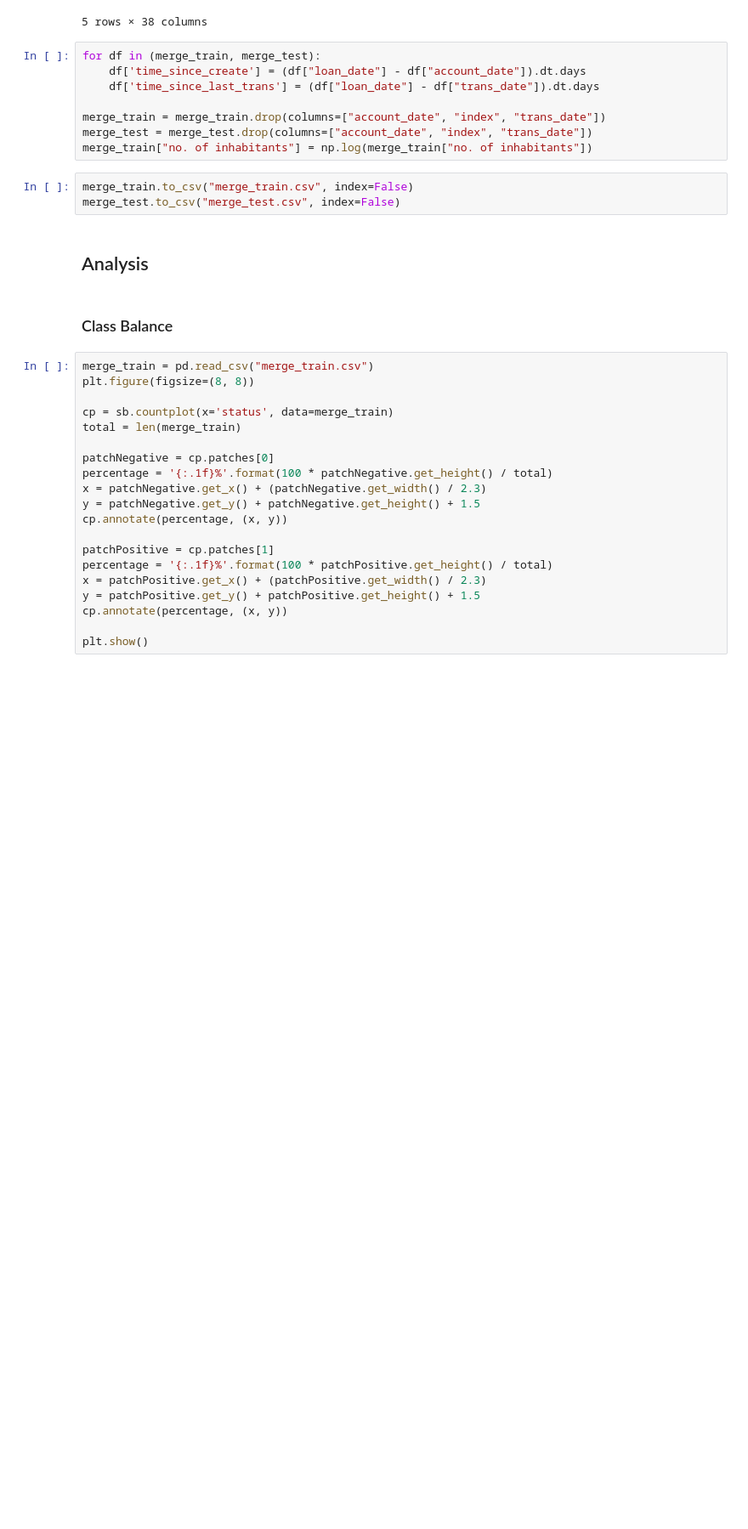
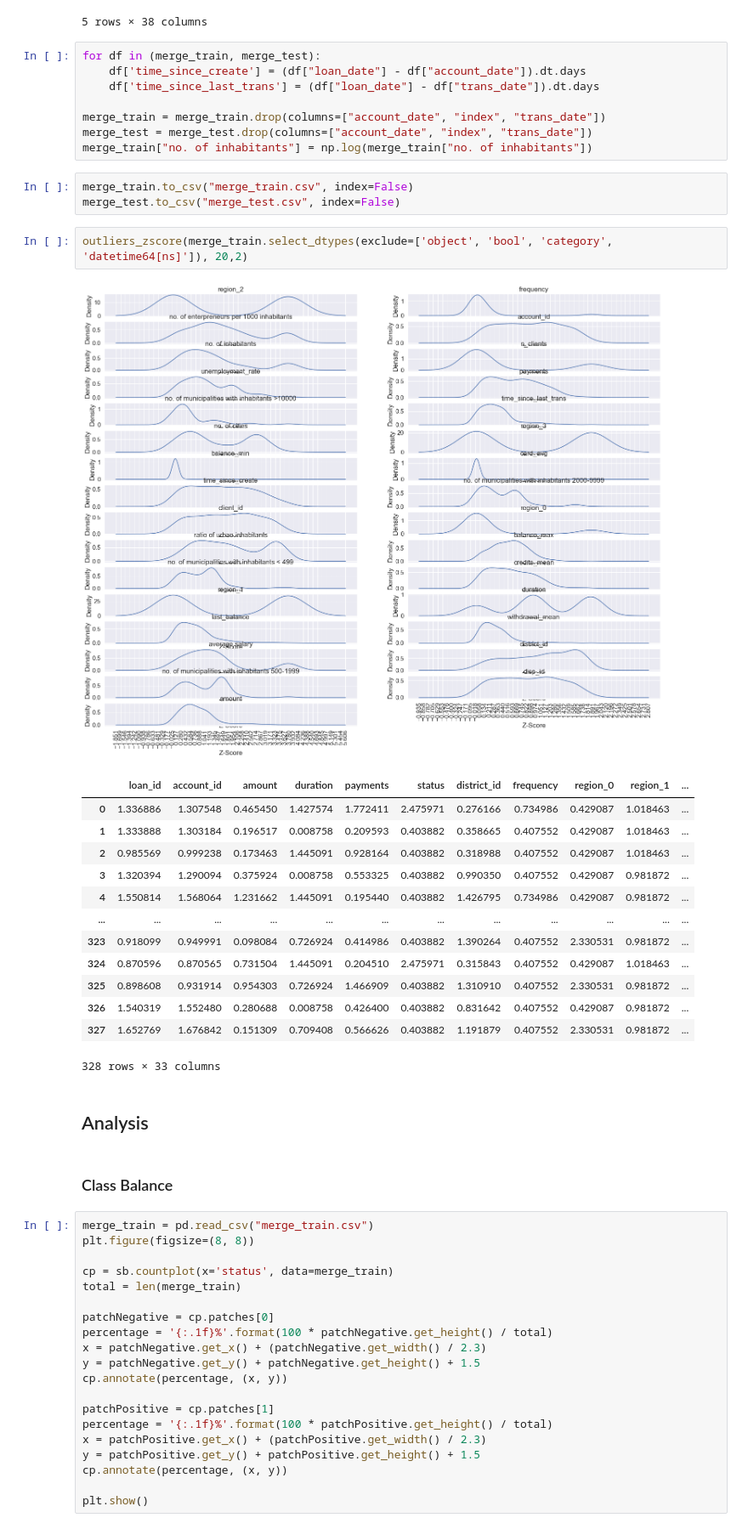
Before and after one commit to Diogogrosario/FEUP-AC, a Jupyter notebook: AC_proj.ipynb, the cells around one changed output. Shown at 85% size. Cells and saved outputs as stored; diff of their text form; blank space fills up the shorter version.

```diff
--- a/AC_proj.ipynb
+++ b/AC_proj.ipynb
@@ -701,6 +703,23 @@ merge_train["no. of inhabitants"] = np.log(merge_train["no. of inhabitants"])
 # %%
 merge_train.to_csv("merge_train.csv", index=False)
 merge_test.to_csv("merge_test.csv", index=False)
+# %%
+outliers_zscore(merge_train.select_dtypes(exclude=['object', 'bool', 'category', 'datetime64[ns]']), 20,2)
+# %% [output]
+[figure, added]
+|  | loan_id | account_id | amount | duration | payments | status | district_id | frequency | region_0 | region_1 | ... |
+| 0 | 1.336886 | 1.307548 | 0.465450 | 1.427574 | 1.772411 | 2.475971 | 0.276166 | 0.734986 | 0.429087 | 1.018463 | ... |
+| 1 | 1.333888 | 1.303184 | 0.196517 | 0.008758 | 0.209593 | 0.403882 | 0.358665 | 0.407552 | 0.429087 | 1.018463 | ... |
+| 2 | 0.985569 | 0.999238 | 0.173463 | 1.445091 | 0.928164 | 0.403882 | 0.318988 | 0.407552 | 0.429087 | 1.018463 | ... |
+| 3 | 1.320394 | 1.290094 | 0.375924 | 0.008758 | 0.553325 | 0.403882 | 0.990350 | 0.407552 | 0.429087 | 0.981872 | ... |
+| 4 | 1.550814 | 1.568064 | 1.231662 | 1.445091 | 0.195440 | 0.403882 | 1.426795 | 0.734986 | 0.429087 | 0.981872 | ... |
+| ... | ... | ... | ... | ... | ... | ... | ... | ... | ... | ... | ... |
+| 323 | 0.918099 | 0.949991 | 0.098084 | 0.726924 | 0.414986 | 0.403882 | 1.390264 | 0.407552 | 2.330531 | 0.981872 | ... |
+| 324 | 0.870596 | 0.870565 | 0.731504 | 1.445091 | 0.204510 | 2.475971 | 0.315843 | 0.407552 | 0.429087 | 1.018463 | ... |
+| 325 | 0.898608 | 0.931914 | 0.954303 | 0.726924 | 1.466909 | 0.403882 | 1.310910 | 0.407552 | 2.330531 | 0.981872 | ... |
+| 326 | 1.540319 | 1.552480 | 0.280688 | 0.008758 | 0.426400 | 0.403882 | 0.831642 | 0.407552 | 0.429087 | 0.981872 | ... |
+| 327 | 1.652769 | 1.676842 | 0.151309 | 0.709408 | 0.566626 | 0.403882 | 1.191879 | 0.407552 | 2.330531 | 0.981872 | ... |
+328 rows × 33 columns
 # %% [markdown]
 ## Analysis
 # %% [markdown]
```
Also changed, not shown: parts of 30 cells of this notebook, 4 other files.
